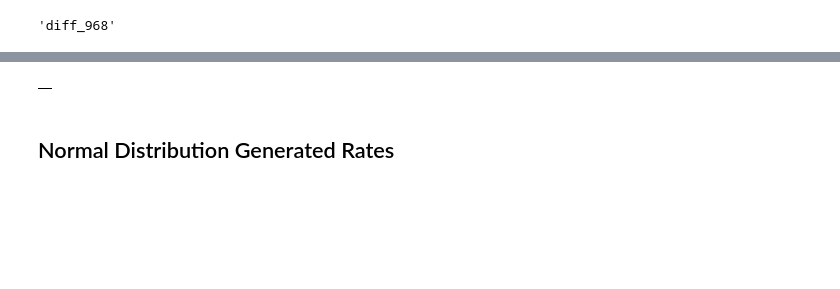
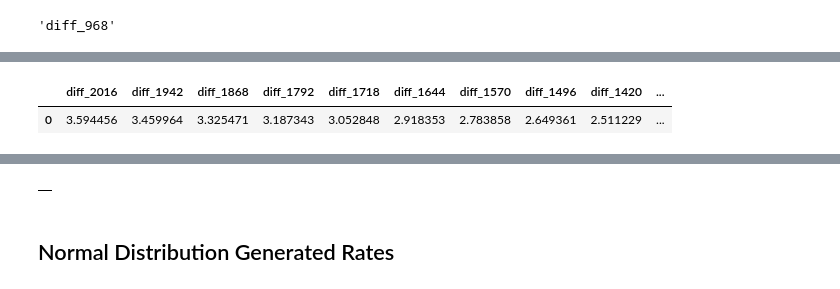
Before and after one commit to amuamushu/ai_transportation, a Jupyter notebook: paper_calc.ipynb, the cells around one changed output, grey strips where cells are left out. Drawn from its saved outputs; the diff is of its cells as text; code cells hidden in the pictures; blank space fills up the shorter version.

```diff
--- a/paper_calc.ipynb
+++ b/paper_calc.ipynb
@@ -352,0 +386,5 @@ meanloss
+# %%
+diff_df
+# %% [output]
+|  | diff_2016 | diff_1942 | diff_1868 | diff_1792 | diff_1718 | diff_1644 | diff_1570 | diff_1496 | diff_1420 | ... |
+| 0 | 3.594456 | 3.459964 | 3.325471 | 3.187343 | 3.052848 | 2.918353 | 2.783858 | 2.649361 | 2.511229 | ... |
```
Also changed, not shown: parts of 10 cells of this notebook.
